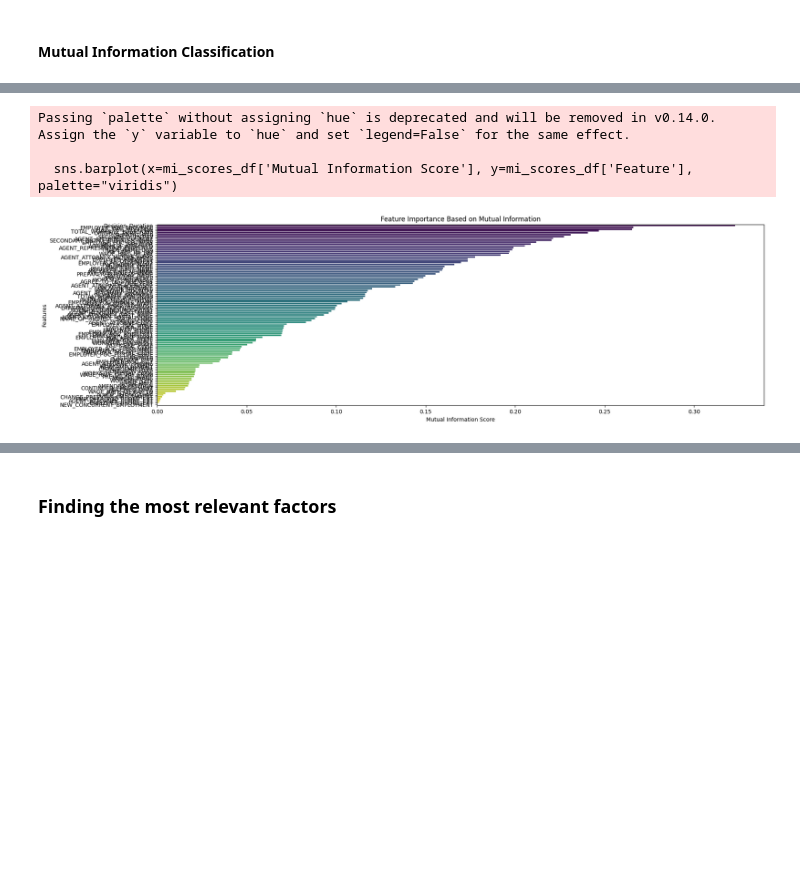
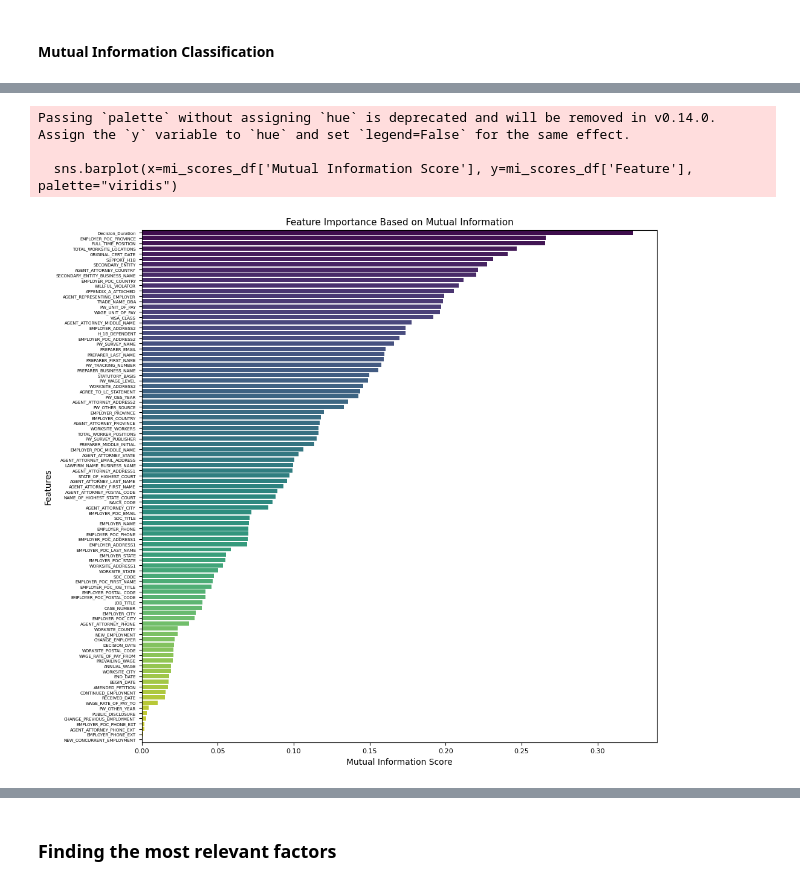
Before and after one commit to chm011/Capstone, a Jupyter notebook: Correlation_Test.ipynb, the cells around one changed output, grey strips where cells are left out. Cells and saved outputs as stored; diff of their text form; code cells hidden in the pictures; blank space fills up the shorter version.

```diff
--- a/Correlation_Test.ipynb
+++ b/Correlation_Test.ipynb
@@ -265,17 +265,21 @@ int64
 [97 rows x 2 columns]
 # %%
 # Plot mutual information scores
-plt.figure(figsize=(20, 6))
+plt.figure(figsize=(11, 11))
 sns.barplot(x=mi_scores_df['Mutual Information Score'], y=mi_scores_df['Feature'], palette="viridis")
-plt.xlabel("Mutual Information Score")
-plt.ylabel("Features")
-plt.title("Feature Importance Based on Mutual Information")
+plt.xlabel("Mutual Information Score", fontsize=10)
+plt.ylabel("Features", fontsize=10)
+plt.title("Feature Importance Based on Mutual Information" ,fontsize=11)
+
+plt.xticks(fontsize=8)
+plt.yticks(fontsize=5)
+
 plt.show()
 # %% [output]
 Passing `palette` without assigning `hue` is deprecated and will be removed in v0.14.0. Assign the `y` variable to `hue` and set `legend=False` for the same effect.
 
   sns.barplot(x=mi_scores_df['Mutual Information Score'], y=mi_scores_df['Feature'], palette="viridis")
-[figure, old version]
+[figure, new version]
 # %%
 correlation_df = pd.DataFrame({
     "Pearson Correlation": target_pearcorr,
```
Also changed, not shown: parts of 1 cell of this notebook.
